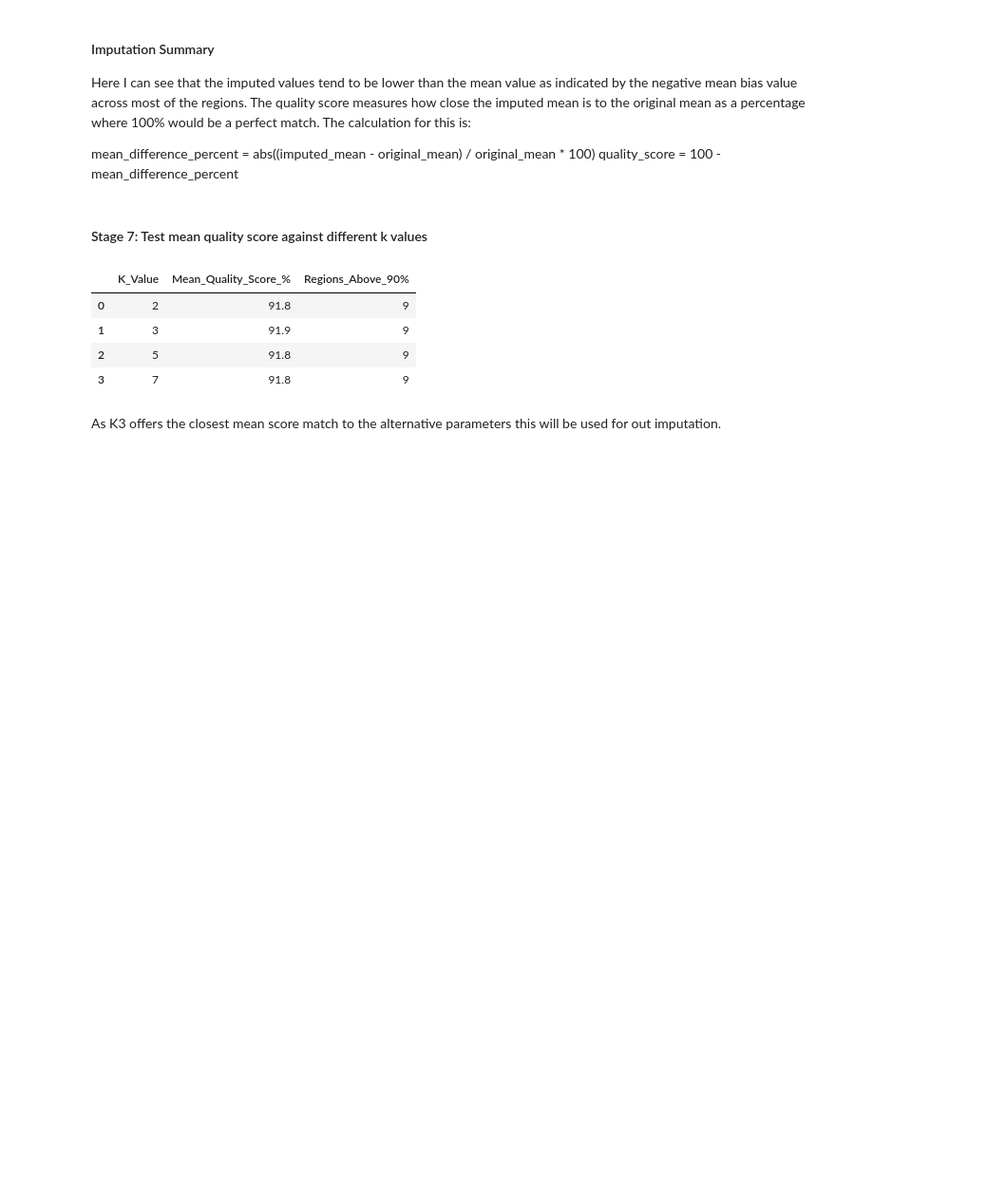
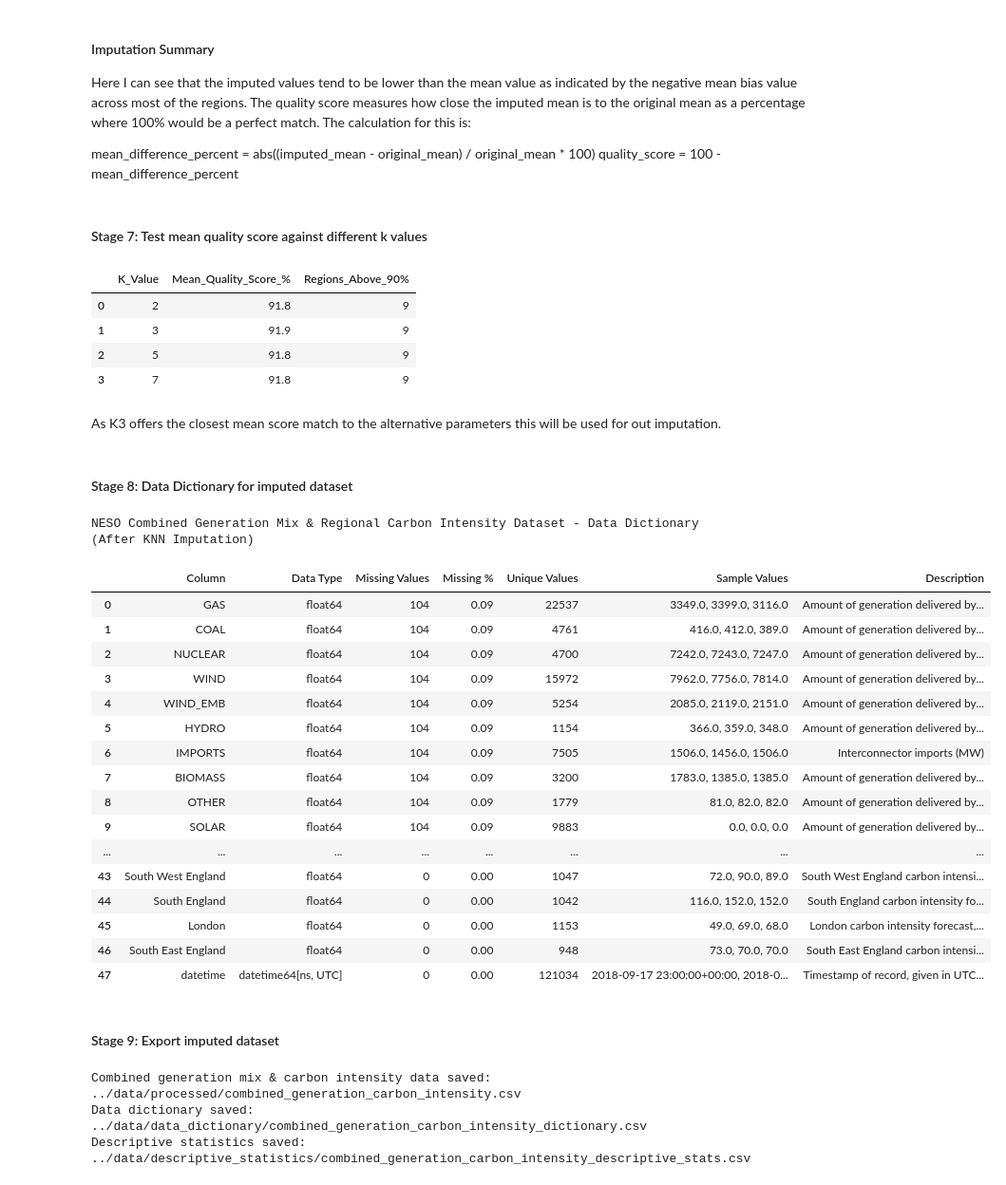
Before and after one commit to Julian-Elliott/grid-carbon-analysis, a Jupyter notebook: notebooks/04_tranform_combined_data.ipynb, the cells around one changed output. Shown at 95% size. Saved outputs shown, nothing was run; the diff lists cells and outputs as text; code cells hidden in the pictures; blank space fills up the shorter version.

Commit message:
feat: add data dictionary for combined generation and export

```diff
--- a/notebooks/04_tranform_combined_data.ipynb
+++ b/notebooks/04_tranform_combined_data.ipynb
@@ -499,3 +499,54 @@ k_comparison_df
 | 3 | 7 | 91.8 | 9 |
 # %% [markdown]
 As K3 offers the closest mean score match to the alternative parameters this will be used for out imputation.
+# %% [markdown]
+#### Stage 8: Data Dictionary for imputed dataset
+# %%
+# Create data dictionary for the imputed combined dataset
+transformed_data_dictionary = create_data_dictionary(combined_imputed)
+
+print("NESO Combined Generation Mix & Regional Carbon Intensity Dataset - Data Dictionary")
+print("(After KNN Imputation)")
+transformed_data_dictionary
+# %% [output]
+NESO Combined Generation Mix & Regional Carbon Intensity Dataset - Data Dictionary
+(After KNN Imputation)
+|  | Column | Data Type | Missing Values | Missing % | Unique Values | Sample Values | Description |
+| 0 | GAS | float64 | 104 | 0.09 | 22537 | 3349.0, 3399.0, 3116.0 | Amount of generation delivered by... |
+| 1 | COAL | float64 | 104 | 0.09 | 4761 | 416.0, 412.0, 389.0 | Amount of generation delivered by... |
+| 2 | NUCLEAR | float64 | 104 | 0.09 | 4700 | 7242.0, 7243.0, 7247.0 | Amount of generation delivered by... |
+| 3 | WIND | float64 | 104 | 0.09 | 15972 | 7962.0, 7756.0, 7814.0 | Amount of generation delivered by... |
+| 4 | WIND_EMB | float64 | 104 | 0.09 | 5254 | 2085.0, 2119.0, 2151.0 | Amount of generation delivered by... |
+| 5 | HYDRO | float64 | 104 | 0.09 | 1154 | 366.0, 359.0, 348.0 | Amount of generation delivered by... |
+| 6 | IMPORTS | float64 | 104 | 0.09 | 7505 | 1506.0, 1456.0, 1506.0 | Interconnector imports (MW) |
+| 7 | BIOMASS | float64 | 104 | 0.09 | 3200 | 1783.0, 1385.0, 1385.0 | Amount of generation delivered by... |
+| 8 | OTHER | float64 | 104 | 0.09 | 1779 | 81.0, 82.0, 82.0 | Amount of generation delivered by... |
+| 9 | SOLAR | float64 | 104 | 0.09 | 9883 | 0.0, 0.0, 0.0 | Amount of generation delivered by... |
+| ... | ... | ... | ... | ... | ... | ... | ... |
+| 43 | South West England | float64 | 0 | 0.00 | 1047 | 72.0, 90.0, 89.0 | South West England carbon intensi... |
+| 44 | South England | float64 | 0 | 0.00 | 1042 | 116.0, 152.0, 152.0 | South England carbon intensity fo... |
+| 45 | London | float64 | 0 | 0.00 | 1153 | 49.0, 69.0, 68.0 | London carbon intensity forecast,... |
+| 46 | South East England | float64 | 0 | 0.00 | 948 | 73.0, 70.0, 70.0 | South East England carbon intensi... |
+| 47 | datetime | datetime64[ns, UTC] | 0 | 0.00 | 121034 | 2018-09-17 23:00:00+00:00, 2018-0... | Timestamp of record, given in UTC... |
+# %% [markdown]
+#### Stage 9: Export imputed dataset
+# %%
+# Save the combined imputed dataset
+combined_data_file = os.path.join(processed_dir, 'combined_generation_carbon_intensity.csv')
+combined_imputed.to_csv(combined_data_file, index=False)
+print(f"Combined generation mix & carbon intensity data saved: {combined_data_file}")
+
+# Save data dictionary to dedicated folder
+dict_file = os.path.join(dict_dir, 'combined_generation_carbon_intensity_dictionary.csv')
+transformed_data_dictionary.to_csv(dict_file, index=False)
+print(f"Data dictionary saved: {dict_file}")
+
+# Generate and save basic descriptive statistics for the combined dataset
+combined_describe_df = combined_imputed.describe()
+combined_stats_file = os.path.join(stats_dir, 'combined_generation_carbon_intensity_descriptive_stats.csv')
+combined_describe_df.to_csv(combined_stats_file)
+print(f"Descriptive statistics saved: {combined_stats_file}")
+# %% [output]
+Combined generation mix & carbon intensity data saved: ../data/processed/combined_generation_carbon_intensity.csv
+Data dictionary saved: ../data/data_dictionary/combined_generation_carbon_intensity_dictionary.csv
+Descriptive statistics saved: ../data/descriptive_statistics/combined_generation_carbon_intensity_descriptive_stats.csv
```
Also changed, not shown: parts of 3 cells of this notebook, 1 other file.
